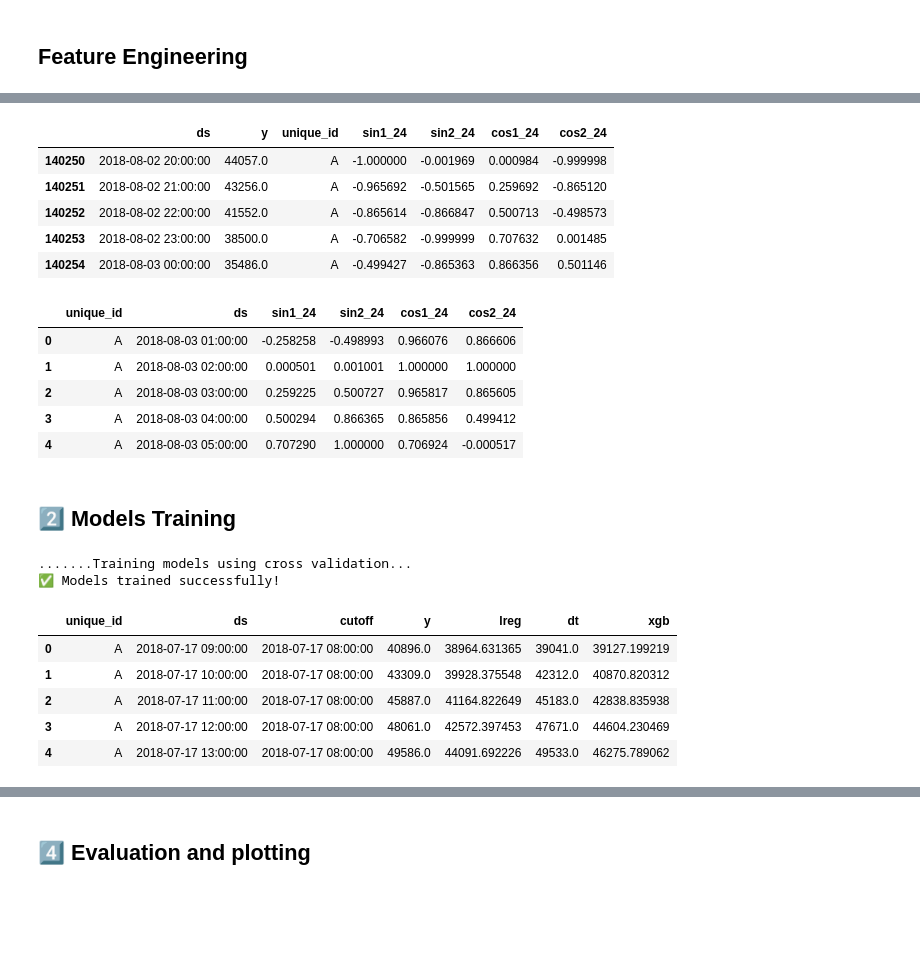
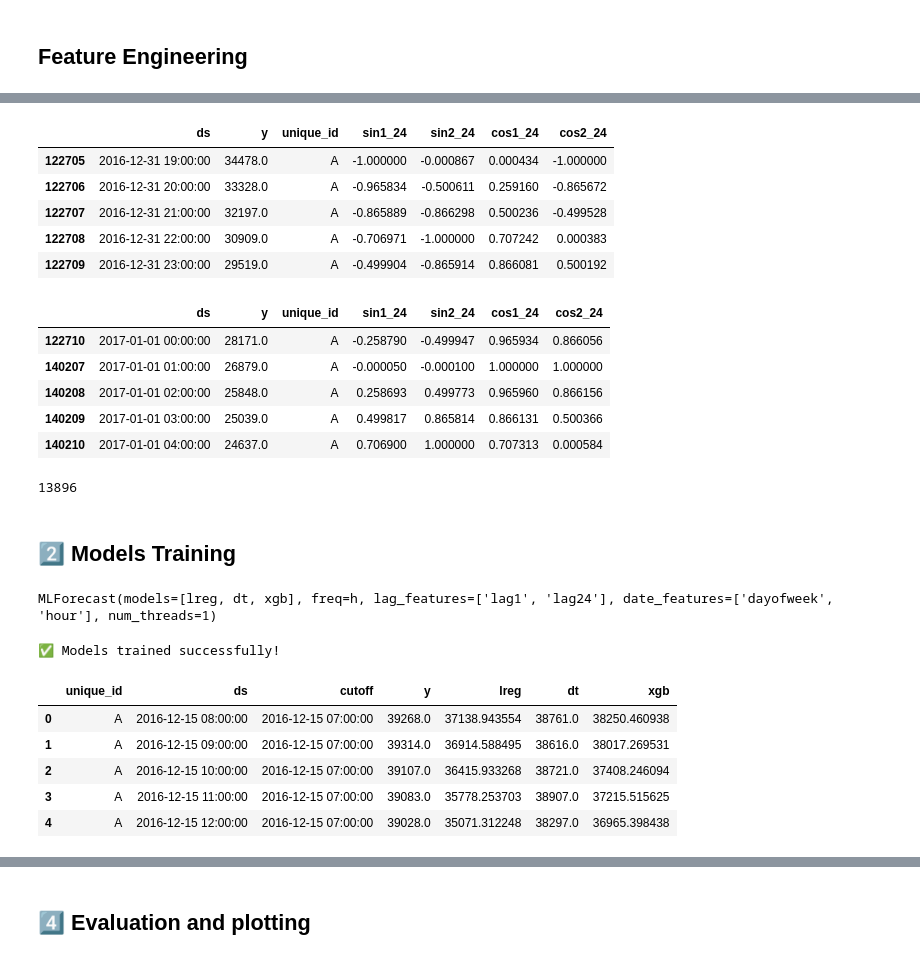
Before and after one commit to youssafB/Energy-Forecasting, a Jupyter notebook: notbooks/04_exg_features.ipynb, the cells around one changed output, grey strips where cells are left out. Drawn from its saved outputs; the diff is of its cells as text; code cells hidden in the pictures; blank space fills up the shorter version.

```diff
--- a/notbooks/04_exg_features.ipynb
+++ b/notbooks/04_exg_features.ipynb
@@ -35,3 +35,13 @@ df.head()
 | 8736 | 2002-01-01 03:00:00 | 28357.0 | A |
 | 8737 | 2002-01-01 04:00:00 | 27899.0 | A |
 | 8738 | 2002-01-01 05:00:00 | 28057.0 | A |
+# %%
+# -------------------------------
+# 1.2 Split into train and test
+# -------------------------------
+split_date = '2017-01-01'
+
+train = df[df['ds'] < split_date ]
+test  = df[df['ds'] >= split_date ]
+
+print(f'Train shape: {train.shape}, Test shape: {test.shape}')
@@ -65,21 +70,25 @@ Exogenous df shape: (145366, 7)
 # %%
-exg_df.tail()
+train.tail()
 # %% [output]
 |  | ds | y | unique_id | sin1_24 | sin2_24 | cos1_24 | cos2_24 |
-| 140250 | 2018-08-02 20:00:00 | 44057.0 | A | -1.000000 | -0.001969 | 0.000984 | -0.999998 |
-| 140251 | 2018-08-02 21:00:00 | 43256.0 | A | -0.965692 | -0.501565 | 0.259692 | -0.865120 |
-| 140252 | 2018-08-02 22:00:00 | 41552.0 | A | -0.865614 | -0.866847 | 0.500713 | -0.498573 |
-| 140253 | 2018-08-02 23:00:00 | 38500.0 | A | -0.706582 | -0.999999 | 0.707632 | 0.001485 |
-| 140254 | 2018-08-03 00:00:00 | 35486.0 | A | -0.499427 | -0.865363 | 0.866356 | 0.501146 |
+| 122705 | 2016-12-31 19:00:00 | 34478.0 | A | -1.000000 | -0.000867 | 0.000434 | -1.000000 |
+| 122706 | 2016-12-31 20:00:00 | 33328.0 | A | -0.965834 | -0.500611 | 0.259160 | -0.865672 |
+| 122707 | 2016-12-31 21:00:00 | 32197.0 | A | -0.865889 | -0.866298 | 0.500236 | -0.499528 |
+| 122708 | 2016-12-31 22:00:00 | 30909.0 | A | -0.706971 | -1.000000 | 0.707242 | 0.000383 |
+| 122709 | 2016-12-31 23:00:00 | 29519.0 | A | -0.499904 | -0.865914 | 0.866081 | 0.500192 |
 # %%
-future_df.head()
+test.head()
 # %% [output]
-|  | unique_id | ds | sin1_24 | sin2_24 | cos1_24 | cos2_24 |
-| 0 | A | 2018-08-03 01:00:00 | -0.258258 | -0.498993 | 0.966076 | 0.866606 |
-| 1 | A | 2018-08-03 02:00:00 | 0.000501 | 0.001001 | 1.000000 | 1.000000 |
-| 2 | A | 2018-08-03 03:00:00 | 0.259225 | 0.500727 | 0.965817 | 0.865605 |
-| 3 | A | 2018-08-03 04:00:00 | 0.500294 | 0.866365 | 0.865856 | 0.499412 |
-| 4 | A | 2018-08-03 05:00:00 | 0.707290 | 1.000000 | 0.706924 | -0.000517 |
+|  | ds | y | unique_id | sin1_24 | sin2_24 | cos1_24 | cos2_24 |
+| 122710 | 2017-01-01 00:00:00 | 28171.0 | A | -0.258790 | -0.499947 | 0.965934 | 0.866056 |
+| 140207 | 2017-01-01 01:00:00 | 26879.0 | A | -0.000050 | -0.000100 | 1.000000 | 1.000000 |
+| 140208 | 2017-01-01 02:00:00 | 25848.0 | A | 0.258693 | 0.499773 | 0.965960 | 0.866156 |
+| 140209 | 2017-01-01 03:00:00 | 25039.0 | A | 0.499817 | 0.865814 | 0.866131 | 0.500366 |
+| 140210 | 2017-01-01 04:00:00 | 24637.0 | A | 0.706900 | 1.000000 | 0.707313 | 0.000584 |
+# %%
+len(test)
+# %% [output]
+13896
 # %% [markdown]
 ## 2️⃣ Models Training
 # %%
@@ -101,3 +110,7 @@ ml = MLForecast(
                 date_features=['dayofweek', 'hour'],
 
 )
+# %%
+ml.fit(train)
+# %% [output]
+MLForecast(models=[lreg, dt, xgb], freq=h, lag_features=['lag1', 'lag24'], date_features=['dayofweek', 'hour'], num_threads=1)
@@ -104,8 +119,8 @@ ml = MLForecast(
 # %%
-print(f'.......Training models using cross validation...')
+
 cv_df = ml.cross_validation(
                 h=50,
-                df=exg_df,
+                df=train,
                 n_windows=8,
                 step_size=50,
                 refit=True,
@@ -115,11 +130,10 @@ cv_df = ml.cross_validation(
 print(f'✅ Models trained successfully!')
 cv_df.head()
 # %% [output]
-.......Training models using cross validation...
 ✅ Models trained successfully!
 |  | unique_id | ds | cutoff | y | lreg | dt | xgb |
-| 0 | A | 2018-07-17 09:00:00 | 2018-07-17 08:00:00 | 40896.0 | 38964.631365 | 39041.0 | 39127.199219 |
-| 1 | A | 2018-07-17 10:00:00 | 2018-07-17 08:00:00 | 43309.0 | 39928.375548 | 42312.0 | 40870.820312 |
-| 2 | A | 2018-07-17 11:00:00 | 2018-07-17 08:00:00 | 45887.0 | 41164.822649 | 45183.0 | 42838.835938 |
-| 3 | A | 2018-07-17 12:00:00 | 2018-07-17 08:00:00 | 48061.0 | 42572.397453 | 47671.0 | 44604.230469 |
-| 4 | A | 2018-07-17 13:00:00 | 2018-07-17 08:00:00 | 49586.0 | 44091.692226 | 49533.0 | 46275.789062 |
+| 0 | A | 2016-12-15 08:00:00 | 2016-12-15 07:00:00 | 39268.0 | 37138.943554 | 38761.0 | 38250.460938 |
+| 1 | A | 2016-12-15 09:00:00 | 2016-12-15 07:00:00 | 39314.0 | 36914.588495 | 38616.0 | 38017.269531 |
+| 2 | A | 2016-12-15 10:00:00 | 2016-12-15 07:00:00 | 39107.0 | 36415.933268 | 38721.0 | 37408.246094 |
+| 3 | A | 2016-12-15 11:00:00 | 2016-12-15 07:00:00 | 39083.0 | 35778.253703 | 38907.0 | 37215.515625 |
+| 4 | A | 2016-12-15 12:00:00 | 2016-12-15 07:00:00 | 39028.0 | 35071.312248 | 38297.0 | 36965.398438 |
```
Also changed, not shown: parts of 6 cells of this notebook, 5 other files.
